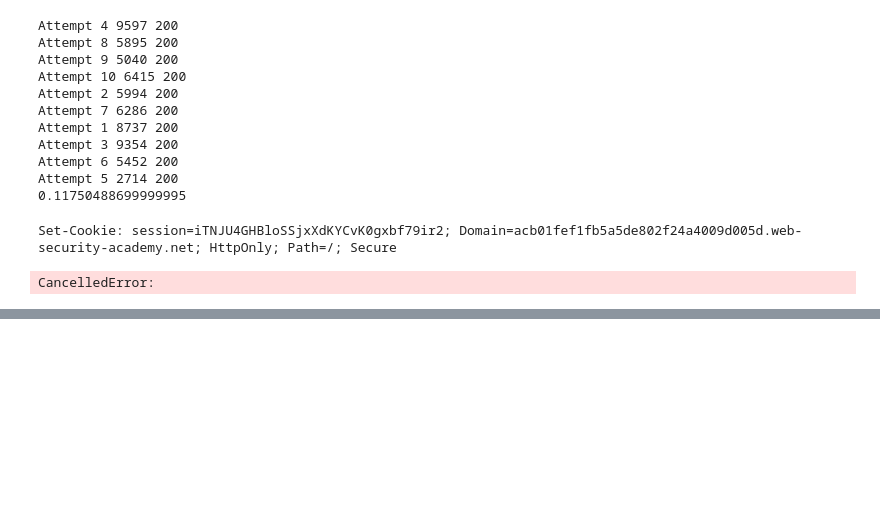
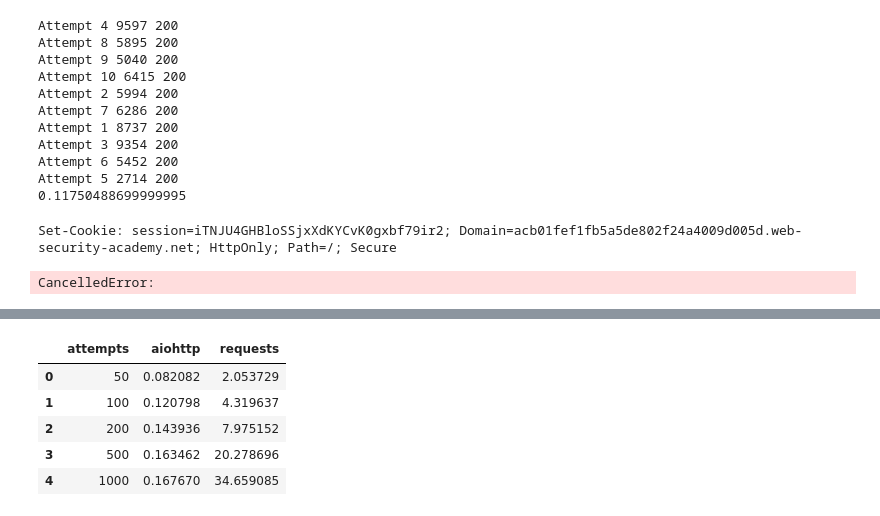
Before and after one commit to yisoonshin/atelier, a Jupyter notebook: Brute-Force/2FA broken logic - Async Brute Force.ipynb, the cells around one changed output, grey strips where cells are left out. Cells and saved outputs as stored; diff of their text form; code cells hidden in the pictures; blank space fills up the shorter version.

```diff
--- a/Brute-Force/2FA broken logic - Async Brute Force.ipynb
+++ b/Brute-Force/2FA broken logic - Async Brute Force.ipynb
@@ -202,0 +325,13 @@ CancelledError:
+# %%
+# reshape to have the method observations as their own column
+pivot = trials.pivot(index='attempts', columns='method', values='performance').\
+    reset_index()
+pivot.columns.name = None
+pivot.head()
+# %% [output]
+|  | attempts | aiohttp | requests |
+| 0 | 50 | 0.082082 | 2.053729 |
+| 1 | 100 | 0.120798 | 4.319637 |
+| 2 | 200 | 0.143936 | 7.975152 |
+| 3 | 500 | 0.163462 | 20.278696 |
+| 4 | 1000 | 0.167670 | 34.659085 |
```
Also changed, not shown: parts of 6 cells of this notebook.
